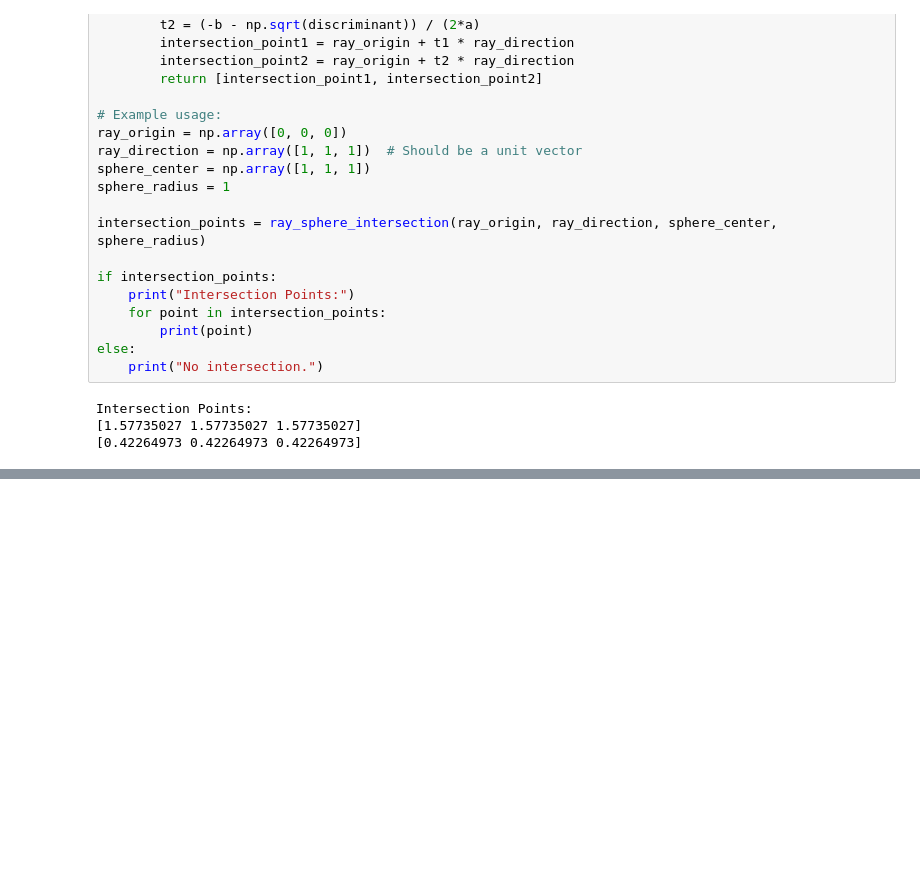
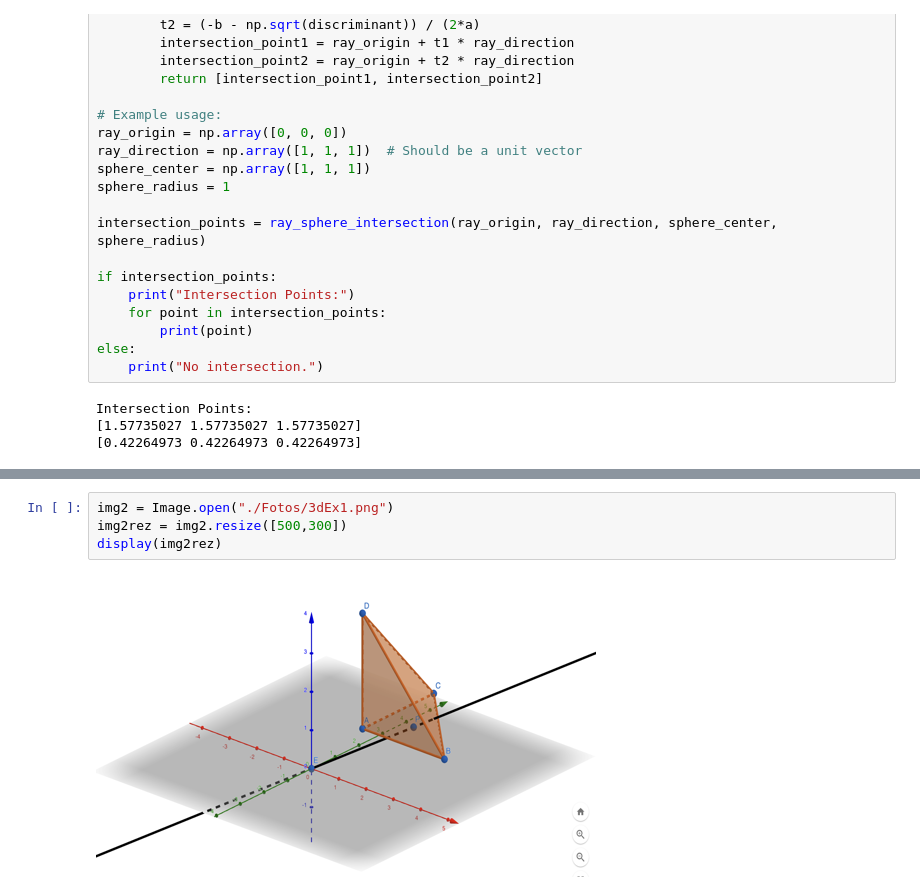
Before and after one commit to BernatRubio/MiniExams, a Jupyter notebook: miniExam1.ipynb, the cells around one changed output, grey strips where cells are left out. Drawn from its saved outputs; the diff is of its cells as text; blank space fills up the shorter version.

```diff
--- a/miniExam1.ipynb
+++ b/miniExam1.ipynb
@@ -217,0 +228,6 @@ Intersection Points:
+# %%
+img2 = Image.open("./Fotos/3dEx1.png")
+img2rez = img2.resize([500,300])
+display(img2rez)
+# %% [output]
+[figure, added]
```
Also changed, not shown: parts of 13 cells of this notebook, 7 other files.
